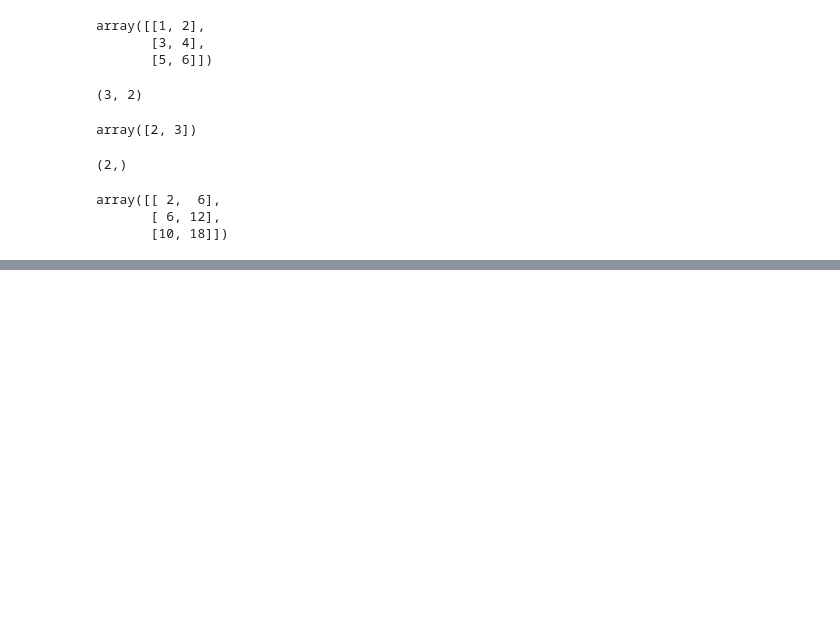
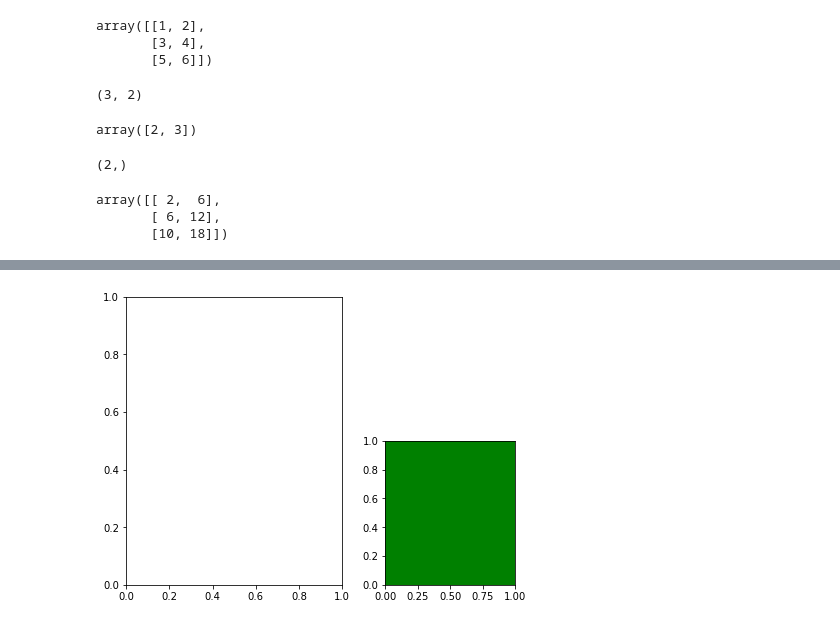
Before and after one commit to YuweiZJ/rces-lecture, a Jupyter notebook: Untitled.ipynb, the cells around one changed output, grey strips where cells are left out. Drawn from its saved outputs; the diff is of its cells as text; code cells hidden in the pictures; blank space fills up the shorter version.

```diff
--- a/Untitled.ipynb
+++ b/Untitled.ipynb
@@ -959,0 +987,6 @@ array([[ 2,  6],
+# %%
+fig = plt.figure()
+ax1 = fig.add_axes([0,0,0.5,1])
+axs = fig.add_axes([0.6,0,0.3,0.5], facecolor = 'g')
+# %% [output]
+[figure, added]
```
Also changed, not shown: parts of 34 cells of this notebook.
